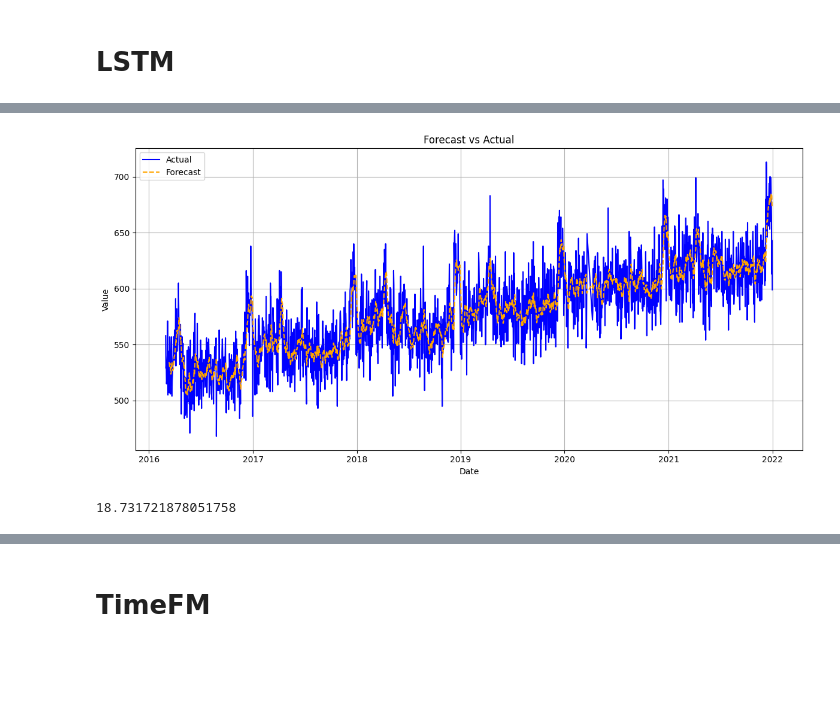
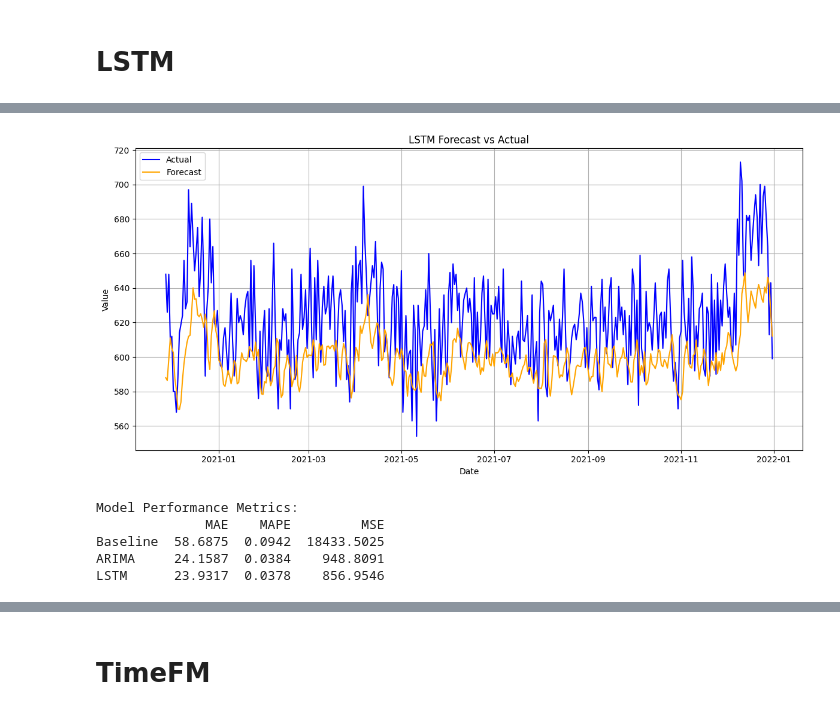
Before and after one commit to florivz/TSF-SS25-TimeGPT, a Jupyter notebook: skripts/forecasting/eggs_model.ipynb, the cells around one changed output, grey strips where cells are left out. Drawn from its saved outputs; the diff is of its cells as text; code cells hidden in the pictures; blank space fills up the shorter version.

```diff
--- a/skripts/forecasting/eggs_model.ipynb
+++ b/skripts/forecasting/eggs_model.ipynb
@@ -19,3 +21,13 @@ df = df[df['y'] > 1]  # or fillna(method='ffill')
 print("Length of the df: ", len(df))
 # %% [output]
 Length of the df:  10574
+# %%
+df = df.sort_values('ts')
+df['ts'] = pd.to_datetime(df['ts'])
+
+# Create a full date range
+full_range = pd.date_range(df['ts'].min(), df['ts'].max(), freq='D')
+
+# Reindex to full range, keeping zeros
+df = df.set_index('ts').reindex(full_range).rename_axis('ts').reset_index()
+df['y'] = df['y'].fillna(0)
@@ -45,7 +59,7 @@ plt.show()
 # %%
 size = 2000 # length of the training dataset
 
-df_recent = df.copy()
+df_recent = df.tail(size).copy()
 train_ratio = 0.8
 split_idx   = int(len(df_recent) * train_ratio)
 
@@ -101,6 +174,6 @@ plt.show()
 # %% [markdown]
 # LSTM
 # %%
-lstm_model = model.LSTM(input_width=12, epoch=10)
+lstm_model = model.LSTM(input_width=3, epoch=100)
 #input_width=3, label_width=1, shift=1, sequence_stride=1, auto_window=False
 # %% [output]
@@ -128,20 +198,15 @@ Epoch 10/10
 # %%
 import matplotlib.pyplot as plt
 
 plt.figure(figsize=(12, 6))
 plt.plot(df_test['ts'], df_test['y'], label='Actual', color='blue')
-plt.plot(lstm_model['ts'], lstm_model['yhat'], label='Forecast', color='orange', linestyle='--')
+plt.plot(lstm_model['ts'], lstm_model['yhat'], label='Forecast', color='orange')
 plt.xlabel('Date')
 plt.ylabel('Value')
-plt.title('Forecast vs Actual')
+plt.title('LSTM Forecast vs Actual')
 plt.legend()
 plt.grid(True)
 plt.tight_layout()
 plt.show()
 # %% [output]
-[figure, old version]
+[figure, new version]
-# %%
-lstm_mae = mean_absolute_error(df_test['y'][:-13], lstm_model["yhat"])
-lstm_mae
-# %% [output]
-18.731721878051758
@@ -147,0 +219,10 @@ lstm_mae
+# %%
+metrics_df = pd.DataFrame(models_metrics).T
+print("Model Performance Metrics:")
+print(metrics_df.round(4))
+# %% [output]
+Model Performance Metrics:
+              MAE    MAPE         MSE
+Baseline  58.6875  0.0942  18433.5025
+ARIMA     24.1587  0.0384    948.8091
+LSTM      23.9317  0.0378    856.9546
```
Also changed, not shown: parts of 57 cells of this notebook, 1 other file.
